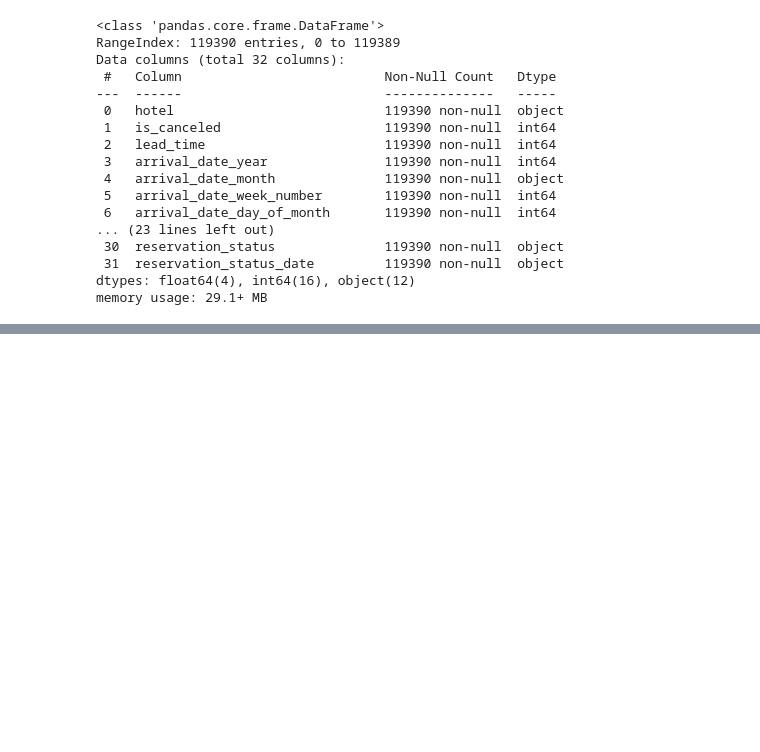
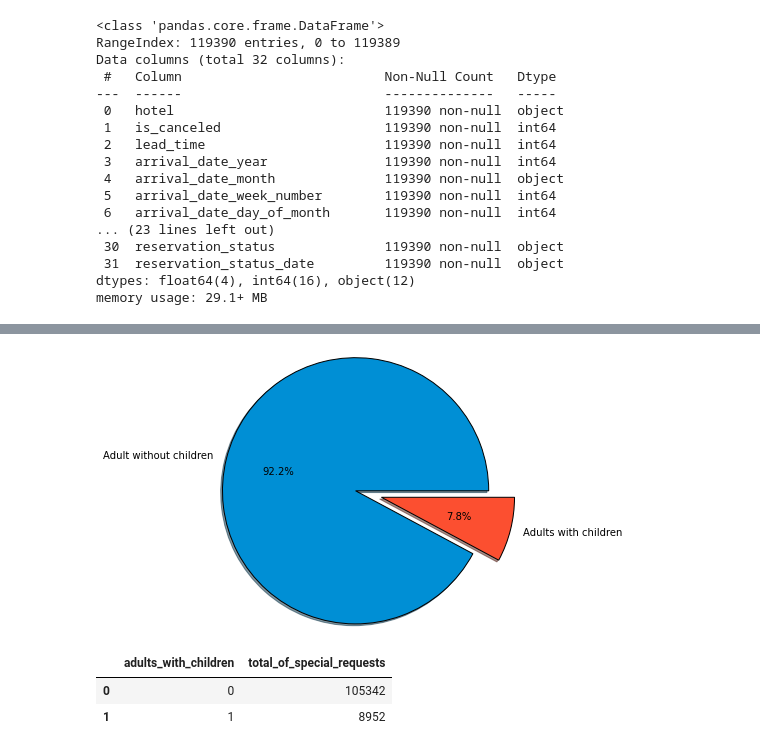
Before and after one commit to Kushan1001/Hotel-booking-data-analysis, a Jupyter notebook: Hotel_Booking_Analysis.ipynb, the cells around one changed output, grey strips where cells are left out. Drawn from its saved outputs; the diff is of its cells as text; code cells hidden in the pictures; blank space fills up the shorter version.

```diff
--- a/Hotel_Booking_Analysis.ipynb
+++ b/Hotel_Booking_Analysis.ipynb
@@ -152,0 +97,10 @@ hotel_df.drop(columns='Total_family_members')
+# %%
+#removing outliers based on conditional filtering
+hotel_df = hotel_df.loc[hotel_df['lead_time'] < hotel_df['lead_time'].quantile(0.99)]
+hotel_df = hotel_df.loc[hotel_df['stays_in_weekend_nights'] < hotel_df['stays_in_weekend_nights'].quantile(0.99)]
+hotel_df = hotel_df.loc[hotel_df['stays_in_week_nights'] < hotel_df['stays_in_week_nights'].quantile(0.99)]
+hotel_df = hotel_df.loc[hotel_df['adults'] < 4]
+hotel_df = hotel_df.loc[hotel_df['children'] < 5]
+hotel_df = hotel_df.loc[hotel_df['babies'] < 4]
+hotel_df = hotel_df.loc[hotel_df['required_car_parking_spaces'] < 5]
+hotel_df = hotel_df.loc[hotel_df['adr'] < 1000]
@@ -152,0 +109,28 @@ hotel_df.drop(columns='Total_family_members')
+# %%
+#creating a new column of adults with children to check weather adults prefer to travel solo or with children/babies
+def do_adults_travel_with_family(col_1,col_2):
+  ''' takes argument as children and babies
+      and compares it with adults and returns
+      1 for if they any children/babies and 0
+      for if they don't have any'''
+  if col_1 or col_2 != 0:
+    return 1
+  else:
+    return 0
+
+hotel_df['adults_with_children'] = hotel_df.apply(lambda x: do_adults_travel_with_family(x['children'],x['babies']),axis = 1)
+# %%
+# visualising proportion of adults with and without any children
+
+explode = [0.0,0.3]
+labels = ['Adult without children','Adults with children']
+colors = ['#008fd5','#fc4f30']
+title = ('proportion of adults with and without any children')
+
+plt.pie(hotel_df['adults_with_children'].value_counts(), wedgeprops={'edgecolor':'black'},autopct='%1.1f%%',
+        explode = explode, labels = labels, colors = colors,radius = 1.5, shadow = 'True')
+
+
+plt.tight_layout()
+# %% [output]
+[figure, added]
@@ -152,0 +139,6 @@ hotel_df.drop(columns='Total_family_members')
+# %%
+special_requests
+# %% [output]
+|  | adults_with_children | total_of_special_requests |
+| 0 | 0 | 105342 |
+| 1 | 1 | 8952 |
```
Also changed, not shown: parts of 24 cells of this notebook.
